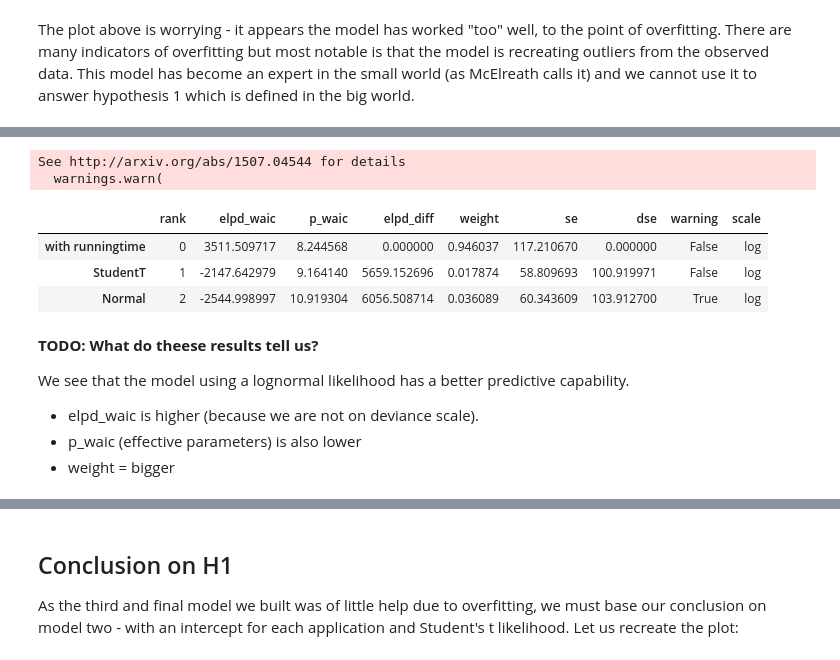
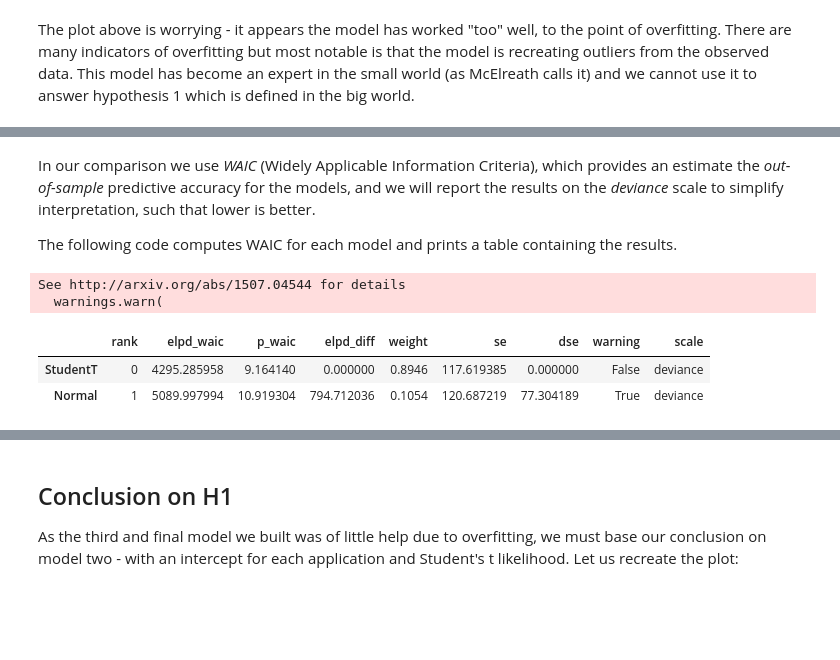
Before and after one commit to joakimGD/PRPRO-exam, a Jupyter notebook: main-question.ipynb, the cells around one changed output, grey strips where cells are left out. Saved outputs shown, nothing was run; the diff lists cells and outputs as text; code cells hidden in the pictures; blank space fills up the shorter version.

```diff
--- a/main-question.ipynb
+++ b/main-question.ipynb
@@ -796,16 +798,20 @@ The plot above is worrying - it appears the model has worked "too" well, to the
+# %% [markdown]
+In our comparison we use *WAIC* (Widely Applicable Information Criteria), which provides an estimate the *out-of-sample* predictive accuracy for the models, and we will report the results on the *deviance* scale to simplify interpretation, such that lower is better.
+
+The following code computes WAIC for each model and prints a table containing the results.
 # %%
-az.compare({'Normal':trace_h1_only_intercept, 'StudentT':trace_h1_studentT, 'with runningtime': trace_h1_with_runningtime}, ic='waic')
+compare_df = az.compare(
+    {
+        'Normal':trace_h1_only_intercept,
+        'StudentT':trace_h1_studentT,
+        # 'Conditioned on runtime': trace_h1_with_runningtime
+    },
+    scale="deviance",
+    ic='waic')
+compare_df
 # %% [output]
 See http://arxiv.org/abs/1507.04544 for details
   warnings.warn(
 |  | rank | elpd_waic | p_waic | elpd_diff | weight | se | dse | warning | scale |
-| with runningtime | 0 | 3511.509717 | 8.244568 | 0.000000 | 0.946037 | 117.210670 | 0.000000 | False | log |
-| StudentT | 1 | -2147.642979 | 9.164140 | 5659.152696 | 0.017874 | 58.809693 | 100.919971 | False | log |
-| Normal | 2 | -2544.998997 | 10.919304 | 6056.508714 | 0.036089 | 60.343609 | 103.912700 | True | log |
+| StudentT | 0 | 4295.285958 | 9.164140 | 0.000000 | 0.8946 | 117.619385 | 0.000000 | False | deviance |
+| Normal | 1 | 5089.997994 | 10.919304 | 794.712036 | 0.1054 | 120.687219 | 77.304189 | True | deviance |
-# %% [markdown]
-**TODO: What do theese results tell us?**
-
-We see that the model using a lognormal likelihood has a better predictive capability.
-- elpd_waic is higher (because we are not on deviance scale).
-- p_waic (effective parameters) is also lower
-- weight = bigger
```
Also changed, not shown: parts of 8 cells of this notebook.
